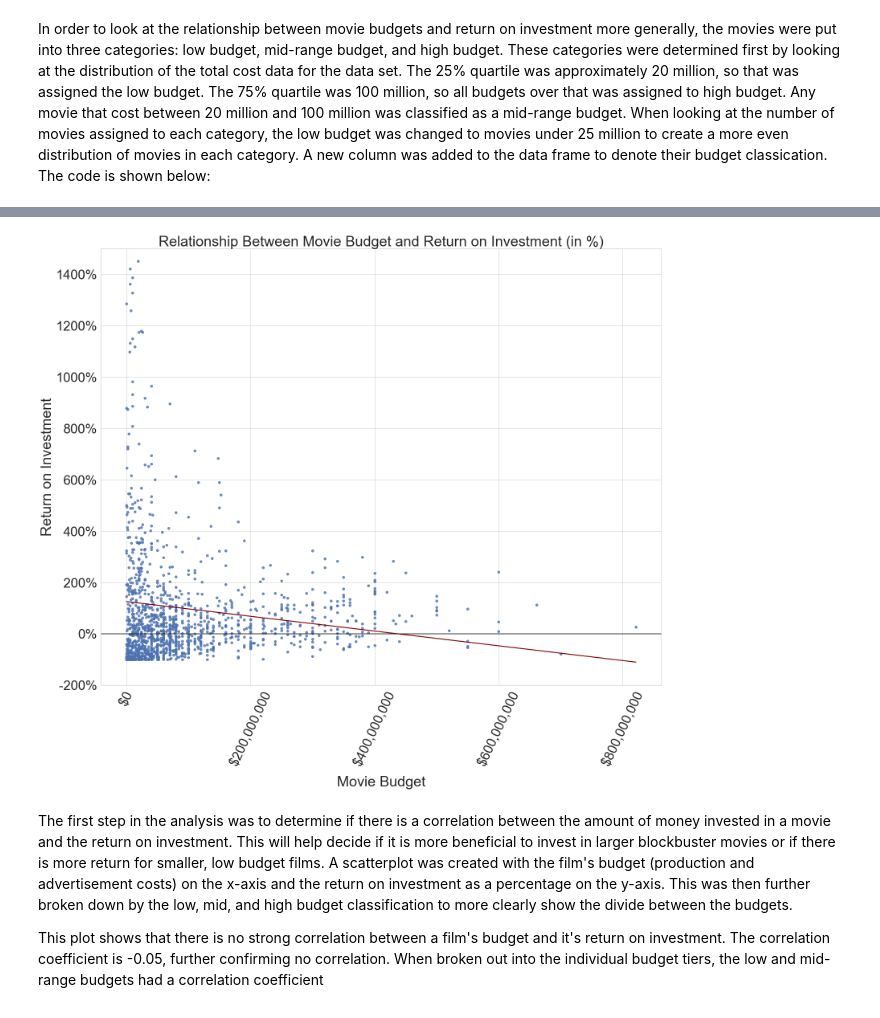
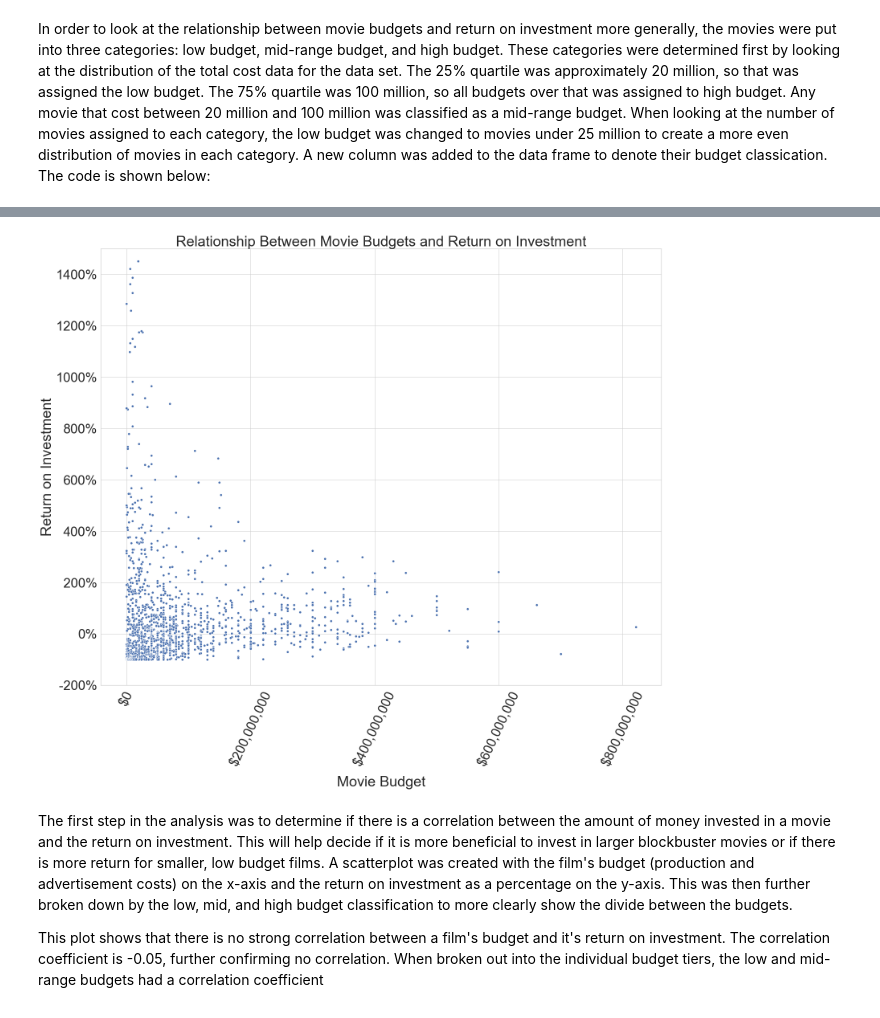
Before and after one commit to danvalen1/Film-Industry-Analysis, a Jupyter notebook: lhp.ipynb, the cells around one changed output, grey strips where cells are left out. Saved outputs shown, nothing was run; the diff lists cells and outputs as text; code cells hidden in the pictures.

```diff
--- a/lhp.ipynb
+++ b/lhp.ipynb
@@ -36,29 +36,27 @@ high_budget.corr()
 | ROI | -0.074295 | 0.010738 | 0.047800 | 0.692867 | 0.711433 | 0.096181 | 0.028179 | ... |
 | total_costs | -0.932087 | -0.173131 | 1.000000 | 0.526653 | 0.627503 | 0.065010 | 0.329743 | ... |
 # %%
-fig, ax = plt.subplots(figsize = (25, 20))
-sns.set(font_scale = 3, style = 'whitegrid')
+def budget_ROI_scatter (dataframe):
 
-sns.regplot(data = df, x = 'total_costs', y = 'ROI', ax = ax, ci = None, line_kws = {'color' :'maroon'})
-plt.ylim(-200, 1500)
-#plt.xlim(-5000, None)
+    fig, ax = plt.subplots(figsize = (25, 20))
+    sns.set(font_scale = 3, style = 'whitegrid')
+    sns.scatterplot(data = df, x = 'total_costs', y = 'ROI', ax = ax)
+    plt.ylim(-200, 1500)
+    plt.xlabel('Movie Budget')
+    plt.ylabel('Return on Investment')
+    ax.yaxis.set_major_formatter(mtick.PercentFormatter())
+    plt.title('Relationship Between Movie Budgets and Return on Investment')
+    fmt = '${x:,.0f}'
+    tick = mtick.StrMethodFormatter(fmt)
+    ax.xaxis.set_major_formatter(tick)
+    plt.xticks(rotation=65)
+    ax.xaxis.labelpad = 20
 
+    return plt.show()
 
-plt.xlabel('Movie Budget')
-plt.ylabel('Return on Investment')
-ax.yaxis.set_major_formatter(mtick.PercentFormatter())
-plt.title('Relationship Between Movie Budget and Return on Investment (in %)')
-fmt = '${x:,.0f}'
-tick = mtick.StrMethodFormatter(fmt)
-ax.xaxis.set_major_formatter(tick)
-plt.xticks(rotation=65)
-ax.axhline(y=0, color = 'black', ls = '-')
-ax.xaxis.labelpad = 20
-plt.show()
-
-fig.savefig('ALLBudget_vs_ROI.png', bbox_inches='tight')
+#fig.savefig('ALLBudget_vs_ROI.png', bbox_inches='tight')
 # %% [output]
-[figure, old version]
+[figure, new version]
 # %% [markdown]
 The first step in the analysis was to determine if there is a correlation between the amount of money invested in a movie and the return on investment. This will help decide if it is more beneficial to invest in larger blockbuster movies or if there is more return for smaller, low budget films. A scatterplot was created with the film's budget (production and advertisement costs) on the x-axis and the return on investment as a percentage on the y-axis. This was then further broken down by the low, mid, and high budget classification to more clearly show the divide between the budgets.
 
```
Also changed, not shown: parts of 12 cells of this notebook, 6 other files.
